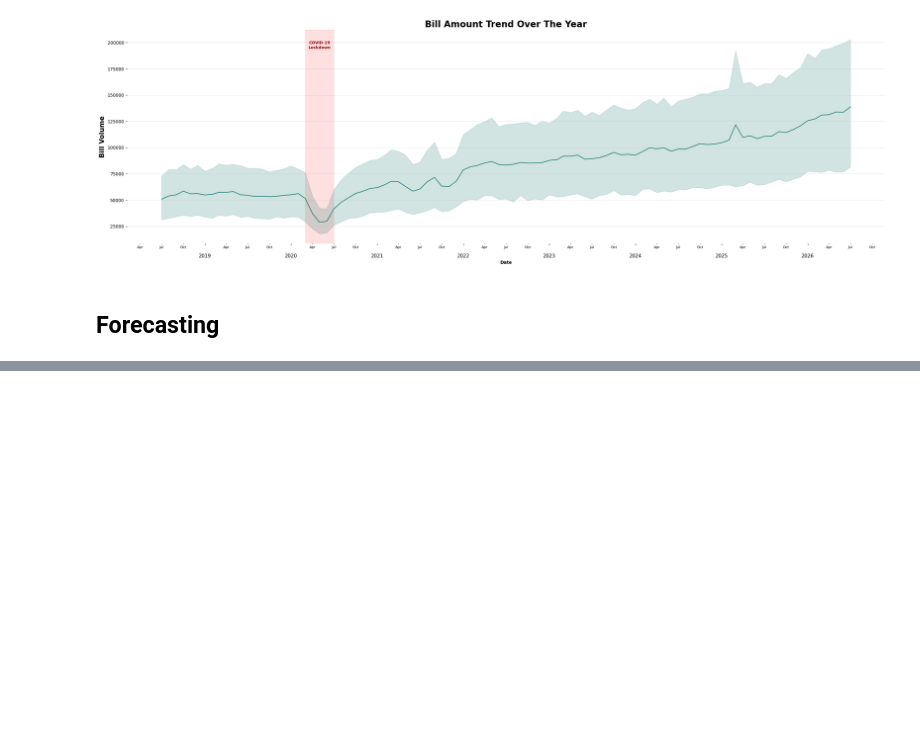
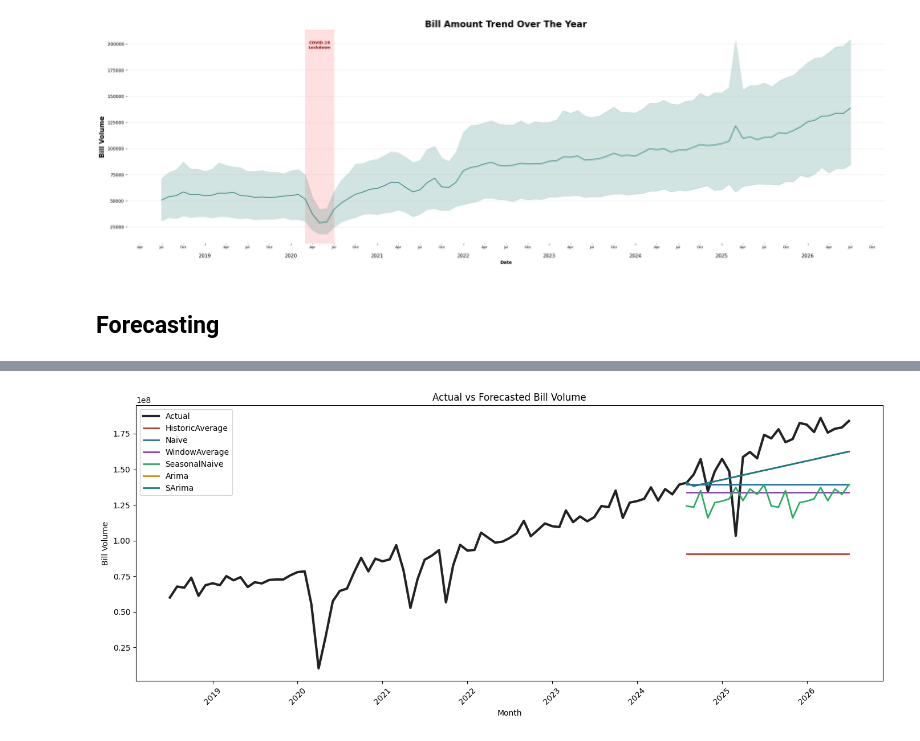
Before and after one commit to IamRaNo/india-logistics-hub-optimizer, a Jupyter notebook: jupyter notebooks/01_forecasting.ipynb, the cells around one changed output, grey strips where cells are left out. Cells and saved outputs as stored; diff of their text form; code cells hidden in the pictures; blank space fills up the shorter version.

```diff
--- a/jupyter notebooks/01_forecasting.ipynb
+++ b/jupyter notebooks/01_forecasting.ipynb
@@ -241,0 +281,12 @@ plt.show()
+# %%
+test['month'] = pd.to_datetime(test['ds']).dt.to_period('M')
+predictions['month'] = pd.to_datetime(predictions['ds']).dt.to_period('M')
+
+evaluation_data = test.merge(
+    predictions,
+    on=['unique_id', 'month'],
+    how='inner'
+)
+
+evaluation_data = evaluation_data.drop(columns=['ds_y'])
+evaluation_data = evaluation_data.rename(columns={'ds_x': 'ds'})
@@ -241,0 +313,42 @@ plt.show()
+# %%
+colors = [
+    '#222222',  # Actual - dark grey
+    '#C0392B',  # HistoricAverage - red
+    '#2471A3',  # Naive - blue
+    '#8E44AD',  # WindowAverage - purple
+    '#27AE60',  # SeasonalNaive - green
+    '#D68910',  # Arima - orange
+    '#117A8B'   # SArima - teal
+]
+
+plt.figure(figsize=(14, 6))
+
+plt.plot(
+    volume_grouped['ds'],
+    volume_grouped['bill_volume'],
+    label='Actual',
+    color=colors[0],
+    linewidth=3
+)
+
+for model, color in zip(
+    ['HistoricAverage', 'Naive', 'WindowAverage', 'SeasonalNaive', 'Arima', 'SArima'],
+    colors[1:]
+):
+    plt.plot(
+        evaluation_data['ds'],
+        evaluation_data[model],
+        label=model,
+        color=color,
+        linewidth=2
+    )
+
+plt.xlabel('Month')
+plt.ylabel('Bill Volume')
+plt.title('Actual vs Forecasted Bill Volume')
+plt.legend()
+plt.xticks(rotation=45)
+plt.tight_layout()
+plt.show()
+# %% [output]
+[figure, added]
```
Also changed, not shown: parts of 17 cells of this notebook, 2 other files.
